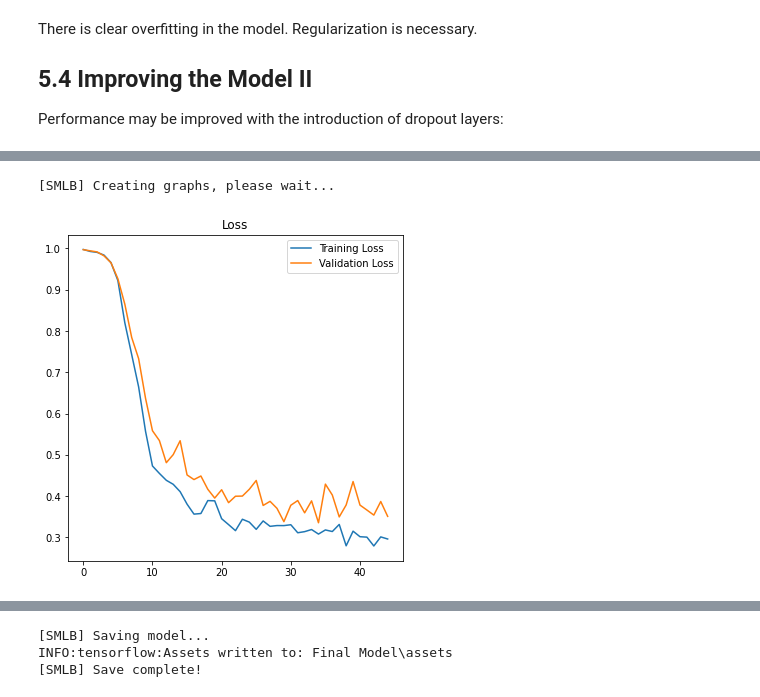
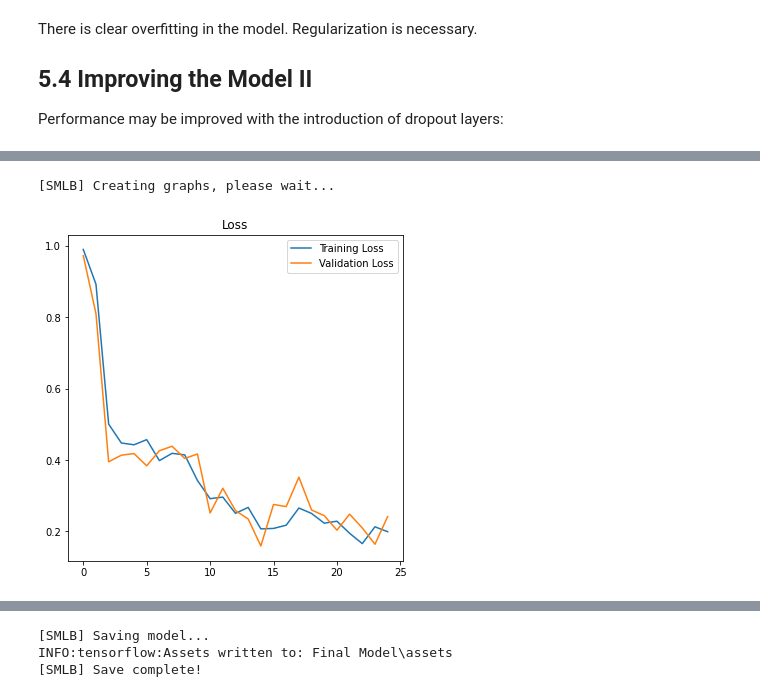
Before and after one commit to Laikokwui/G6-face-recognition-attendance-system, a Jupyter notebook: Code/assignment2.ipynb, the cells around one changed output, grey strips where cells are left out. Saved outputs shown, nothing was run; the diff lists cells and outputs as text; code cells hidden in the pictures.

```diff
--- a/Code/assignment2.ipynb
+++ b/Code/assignment2.ipynb
@@ -1171,25 +1183,25 @@ smlb.start_layering((64, 64, 3))
 smlb.add_rescaling_layer()
 smlb.add_convolution_layer(64, (3,3))
 smlb.add_activation_layer("relu")
-smlb.add_dropout_layer(0.2)
+smlb.add_dropout_layer(0.1)
 smlb.add_convolution_layer(64, (3,3))
 smlb.add_activation_layer("relu")
-smlb.add_dropout_layer(0.2)
+smlb.add_dropout_layer(0.1)
 smlb.add_convolution_layer(64, (3,3))
 smlb.add_activation_layer("relu")
-smlb.add_dropout_layer(0.2)
+smlb.add_dropout_layer(0.1)
 smlb.add_convolution_layer(64, (3,3))
 smlb.add_activation_layer("relu")
 smlb.add_pooling_layer("max", (2,2), (2,2))
 smlb.add_convolution_layer(128, (3,3))
 smlb.add_activation_layer("relu")
-smlb.add_dropout_layer(0.1)
+smlb.add_dropout_layer(0.05)
 smlb.add_convolution_layer(128, (3,3))
 smlb.add_activation_layer("relu")
-smlb.add_dropout_layer(0.1)
+smlb.add_dropout_layer(0.05)
 smlb.add_convolution_layer(128, (3,3))
 smlb.add_activation_layer("relu")
-smlb.add_dropout_layer(0.1)
+smlb.add_dropout_layer(0.05)
 smlb.add_convolution_layer(128, (3,3))
 smlb.add_activation_layer("relu")
 smlb.add_pooling_layer("max", (2,2), (2,2))
@@ -1206,7 +1218,7 @@ smlb.add_dense_layer(1024)
 smlb.add_regularization_sublayer("l2")
 
 smlb.set_custom_loss_function(TensorFlowAddons.losses.TripletSemiHardLoss())
-smlb.build(3e-5)
+smlb.build(1e-4)
 # %% [output]
 [SMLB] Fully initialized!
 [SMLB] Training X values have been set!
@@ -1226,5 +1238,5 @@ Trainable params: 3,744,192
 Non-trainable params: 0
 _________________________________________________________________
 # %%
-smlb.run(epochs=100, earlyStop=True)
+smlb.run(epochs=25)
 # %% [output]
@@ -1247,9 +1259,9 @@ Epoch 45/100
 [SMLB] ======== TRAINING DONE ========
 # %%
-smlb.plot(45)
+smlb.plot()
 # %% [output]
 [SMLB] Creating graphs, please wait...
-[figure, old version]
+[figure, new version]
 # %%
 test_model(smlb)
 # %% [output]
```
Also changed, not shown: parts of 13 cells of this notebook, 1 other file.
